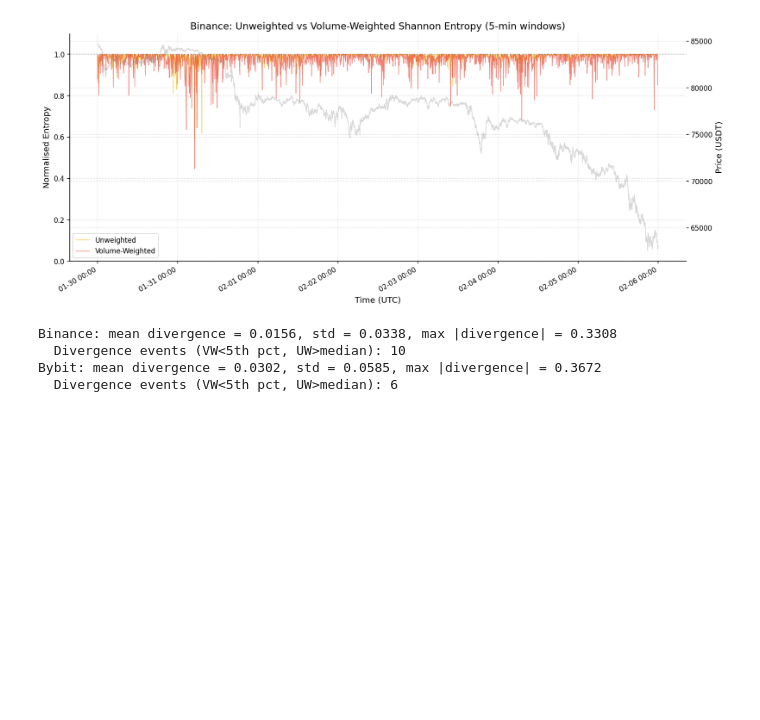
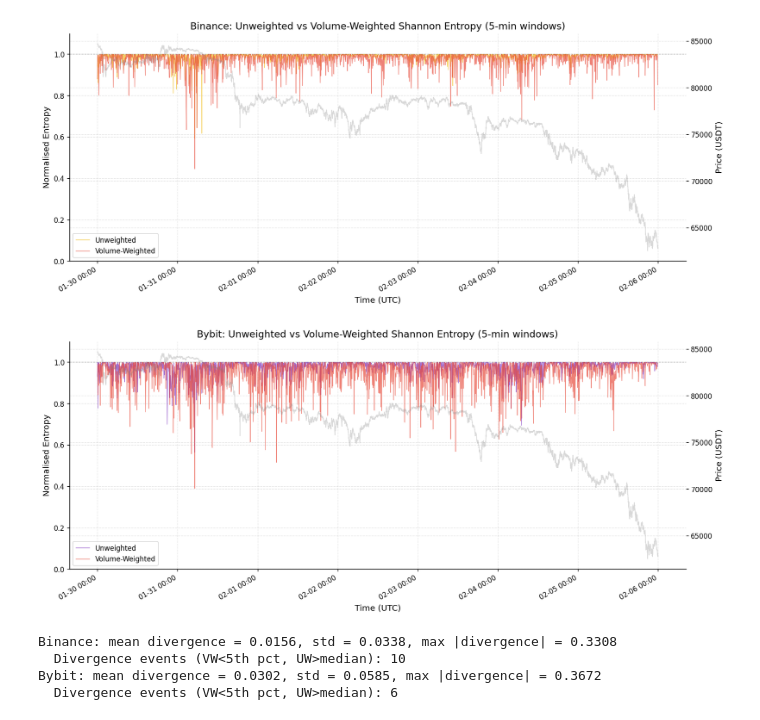
Before and after one commit to Wadoudo02/crypto-venue-entropy, a Jupyter notebook: notebooks/03_entropy_analysis.ipynb, the cells around one changed output. Cells and saved outputs as stored; diff of their text form; code cells hidden in the pictures; blank space fills up the shorter version.

```diff
--- a/notebooks/03_entropy_analysis.ipynb
+++ b/notebooks/03_entropy_analysis.ipynb
@@ -303,6 +303,38 @@ fig.savefig(FIGURES_DIR / "03_volume_weighted_entropy.png", dpi=150, bbox_inches
 plt.show()
 # %% [output]
 [figure]
+# %%
+# Plot 4b: Weighted vs unweighted entropy for Bybit
+fig, ax1 = plt.subplots(figsize=(14, 6))
+
+uw = entropy_results["5min"]["bybit"]
+vw = vw_entropy["bybit"]
+
+ax1.plot(uw["timestamp"], uw["normalised_entropy"],
+         color=VENUE_COLOURS["bybit"], alpha=0.7, label="Unweighted", linewidth=0.8)
+ax1.plot(vw["timestamp"], vw["normalised_entropy"],
+         color="#e74c3c", alpha=0.7, label="Volume-Weighted", linewidth=0.8)
+
+ax1.axhline(1.0, color="grey", linewidth=0.8, linestyle="--", alpha=0.5)
+ax1.set_ylabel("Normalised Entropy")
+ax1.set_ylim(0, 1.1)
+ax1.set_xlabel("Time (UTC)")
+ax1.set_title("Bybit: Unweighted vs Volume-Weighted Shannon Entropy (5-min windows)")
+ax1.legend(loc="lower left")
+
+# Price overlay
+ax2 = ax1.twinx()
+ax2.plot(price_1m.index, price_1m.values, color="grey", alpha=0.3, linewidth=1)
+ax2.set_ylabel("Price (USDT)")
+
+import matplotlib.dates as mdates
+ax1.xaxis.set_major_formatter(mdates.DateFormatter("%m-%d %H:%M"))
+fig.autofmt_xdate()
+fig.tight_layout()
+fig.savefig(FIGURES_DIR / "03_volume_weighted_entropy_bybit.png", dpi=150, bbox_inches="tight")
+plt.show()
+# %% [output]
+[figure, added]
 # %%
 # Quantify divergence between weighted and unweighted
 for name in venues:
```
Also changed, not shown: parts of 1 cell of this notebook, 2 other files.
